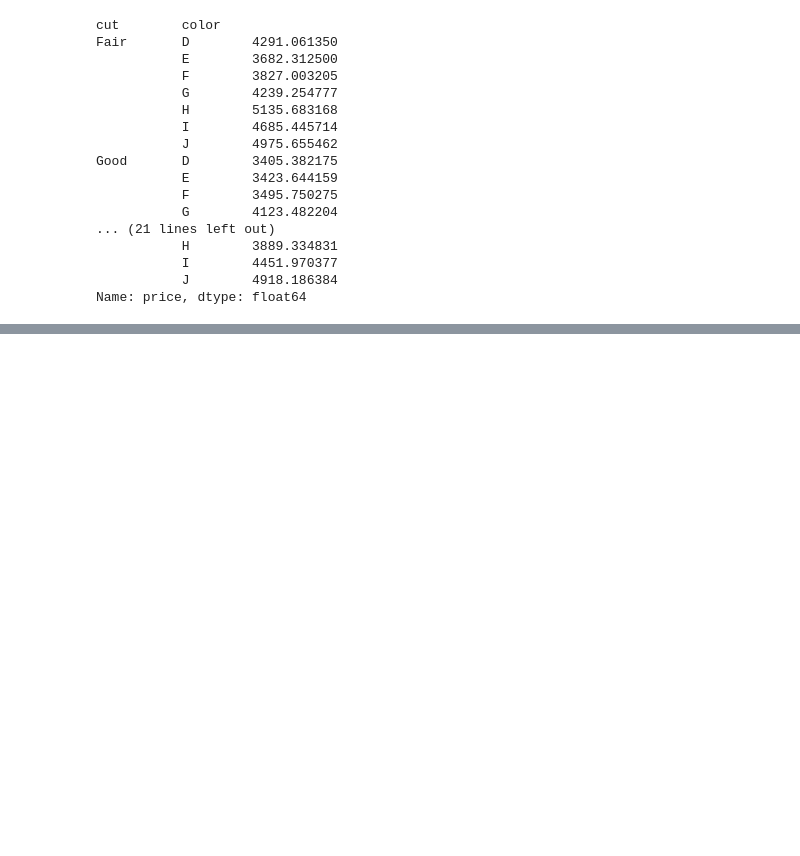
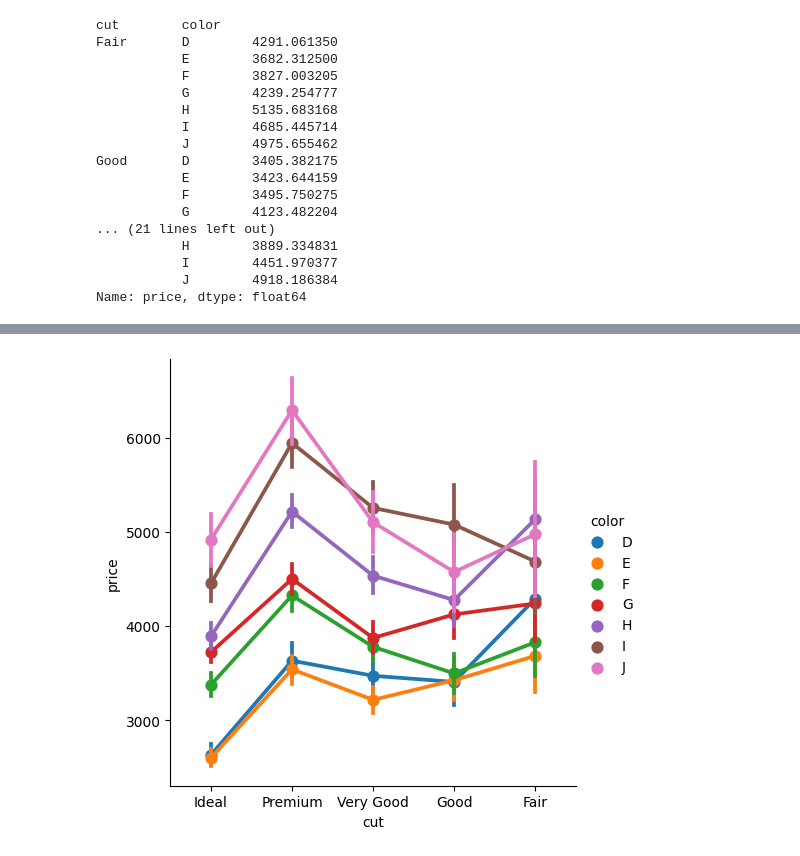
Before and after one commit to krmsmsk/Data_Analysis_With_Python, a Jupyter notebook: 1 - Exploring_Data_Analysis/Exploring_Data_Analysis.ipynb, the cells around one changed output, grey strips where cells are left out. Cells and saved outputs as stored; diff of their text form; code cells hidden in the pictures; blank space fills up the shorter version.

Commit message:
Exploring_Data_Analysis
Exploring_Data_Analysis

```diff
--- a/1 - Exploring_Data_Analysis/Exploring_Data_Analysis.ipynb
+++ b/1 - Exploring_Data_Analysis/Exploring_Data_Analysis.ipynb
@@ -266,0 +299,8 @@ Name: price, dtype: float64
+# %%
+(sns.catplot(x= "cut",
+             y= "price",
+             hue= "color",
+             kind= "point",
+             data = df));
+# %% [output]
+[figure, added]
```
Also changed, not shown: parts of 4 cells of this notebook.
